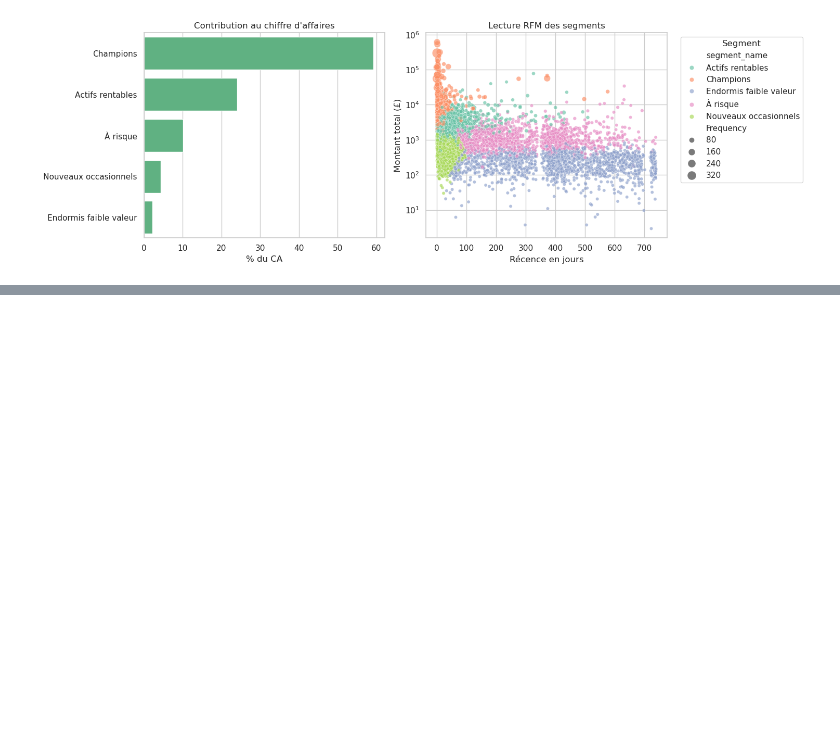
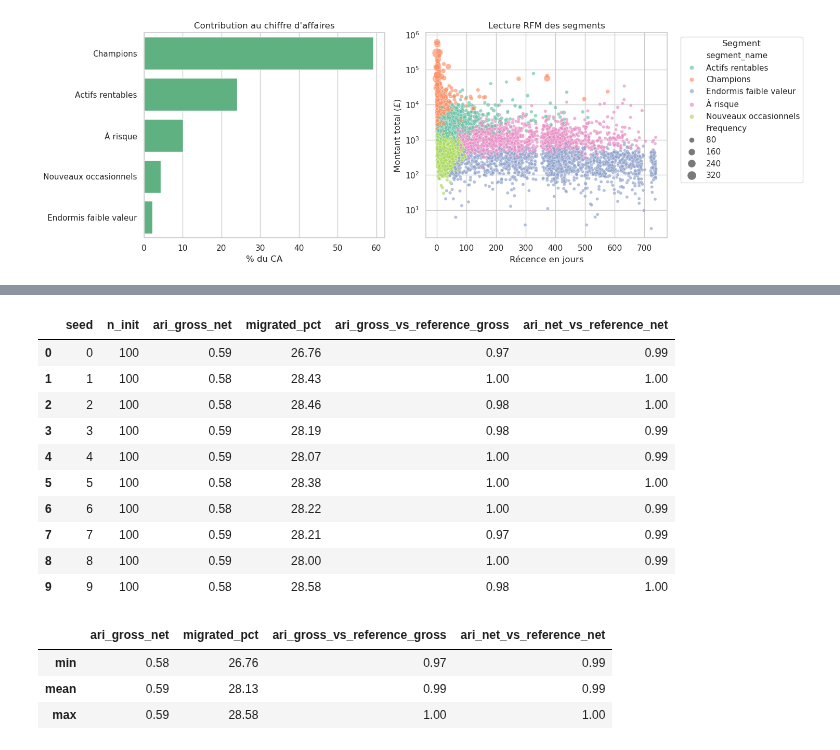
Before and after one commit to Mounix756/rfm-customer-segmentation-platform, a Jupyter notebook: ml/index.ipynb, the cells around one changed output, grey strips where cells are left out. Cells and saved outputs as stored; diff of their text form; code cells hidden in the pictures; blank space fills up the shorter version.

```diff
--- a/ml/index.ipynb
+++ b/ml/index.ipynb
@@ -400,16 +591,10 @@ plt.show()
 # %%
-# Choix final : 5 segments.
-# Justification métier : 5 groupes permettent de distinguer clients premium, clients actifs rentables,
-# nouveaux occasionnels, clients à risque et clients dormants/faible valeur.
-# Les métriques précédentes servent à vérifier que ce choix reste stable et raisonnable.
-FINAL_K = 5
-
-kmeans = KMeans(n_clusters=FINAL_K, random_state=RANDOM_STATE, n_init=100)
-rfm_model["Cluster"] = kmeans.fit_predict(X)
-
+# Réutiliser exactement le modèle évalué, pour que les métriques décrivent
+# bien la partition finale (mêmes données, graine et n_init).
+kmeans = candidate_models[FINAL_K]
+rfm_model["Cluster"] = kmeans.labels_
 rfm_clustered = rfm.merge(rfm_model[["CustomerID", "Cluster"]], on="CustomerID", how="left")
 rfm_clustered["Cluster"] = rfm_clustered["Cluster"].astype(int)
-
 rfm_clustered["Cluster"].value_counts().sort_index().to_frame("effectif")
 # %% [output]
 |  | effectif |
@@ -740,0 +1143,35 @@ La personnalisation ne doit pas devenir discriminatoire ou opaque. Les garde-fou
+# %%
+# Vérifier que le constat ne dépend pas uniquement de la graine 42.
+# Mêmes dix graines et n_init=100 pour chaque politique, prétraitement gelé.
+return_seed_rows = []
+for seed in STABILITY_SEEDS:
+    gross_seed = KMeans(n_clusters=FINAL_K, random_state=seed, n_init=KMEANS_N_INIT).fit_predict(X)
+    net_seed = KMeans(n_clusters=FINAL_K, random_state=seed, n_init=KMEANS_N_INIT).fit_predict(X_returns_net)
+    net_seed_aligned = align_return_clusters(gross_seed, net_seed, FINAL_K)
+    return_seed_rows.append({
+        "seed": seed, "n_init": KMEANS_N_INIT,
+        "ari_gross_net": adjusted_rand_score(gross_seed, net_seed),
+        "migrated_pct": 100 * np.mean(gross_seed != net_seed_aligned),
+        "ari_gross_vs_reference_gross": adjusted_rand_score(return_gross_labels, gross_seed),
+        "ari_net_vs_reference_net": adjusted_rand_score(return_net_labels, net_seed),
+    })
+returns_seed_check = pd.DataFrame(return_seed_rows)
+display(returns_seed_check)
+display(returns_seed_check.drop(columns=["seed", "n_init"]).agg(["min", "mean", "max"]))
+returns_seed_check.to_csv(OUTPUT_DIR / "stabilite_sensibilite_retours.csv", index=False)
+# %% [output]
+|  | seed | n_init | ari_gross_net | migrated_pct | ari_gross_vs_reference_gross | ari_net_vs_reference_net |
+| 0 | 0 | 100 | 0.59 | 26.76 | 0.97 | 0.99 |
+| 1 | 1 | 100 | 0.58 | 28.43 | 1.00 | 1.00 |
+| 2 | 2 | 100 | 0.58 | 28.46 | 0.98 | 1.00 |
+| 3 | 3 | 100 | 0.59 | 28.19 | 0.98 | 0.99 |
+| 4 | 4 | 100 | 0.59 | 28.07 | 1.00 | 0.99 |
+| 5 | 5 | 100 | 0.58 | 28.38 | 1.00 | 1.00 |
+| 6 | 6 | 100 | 0.58 | 28.22 | 1.00 | 0.99 |
+| 7 | 7 | 100 | 0.59 | 28.21 | 0.97 | 0.99 |
+| 8 | 8 | 100 | 0.59 | 28.00 | 1.00 | 0.99 |
+| 9 | 9 | 100 | 0.58 | 28.58 | 0.98 | 1.00 |
+|  | ari_gross_net | migrated_pct | ari_gross_vs_reference_gross | ari_net_vs_reference_net |
+| min | 0.58 | 26.76 | 0.97 | 0.99 |
+| mean | 0.59 | 28.13 | 0.99 | 0.99 |
+| max | 0.59 | 28.58 | 1.00 | 1.00 |
```
Also changed, not shown: parts of 15 cells of this notebook, 1 other file.
